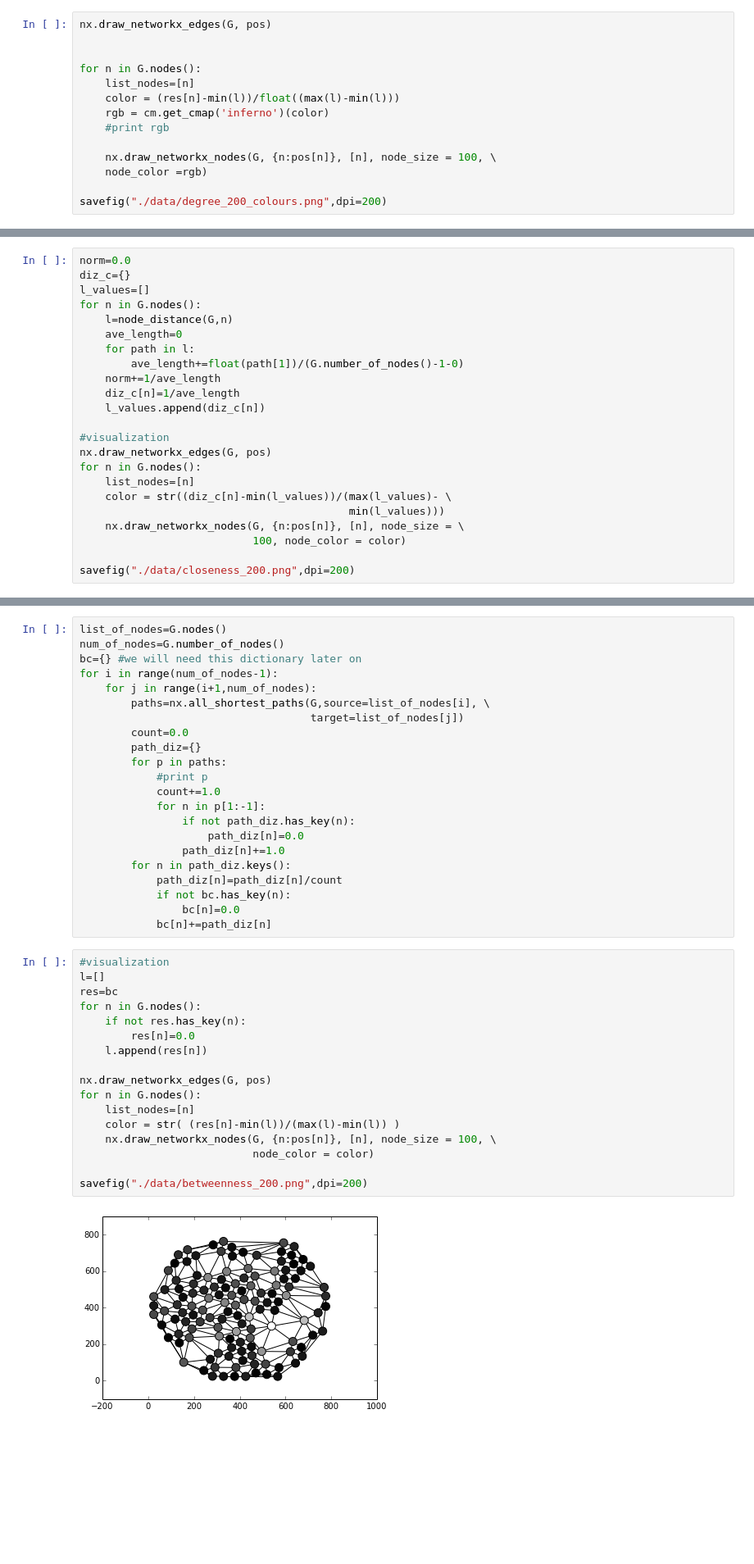
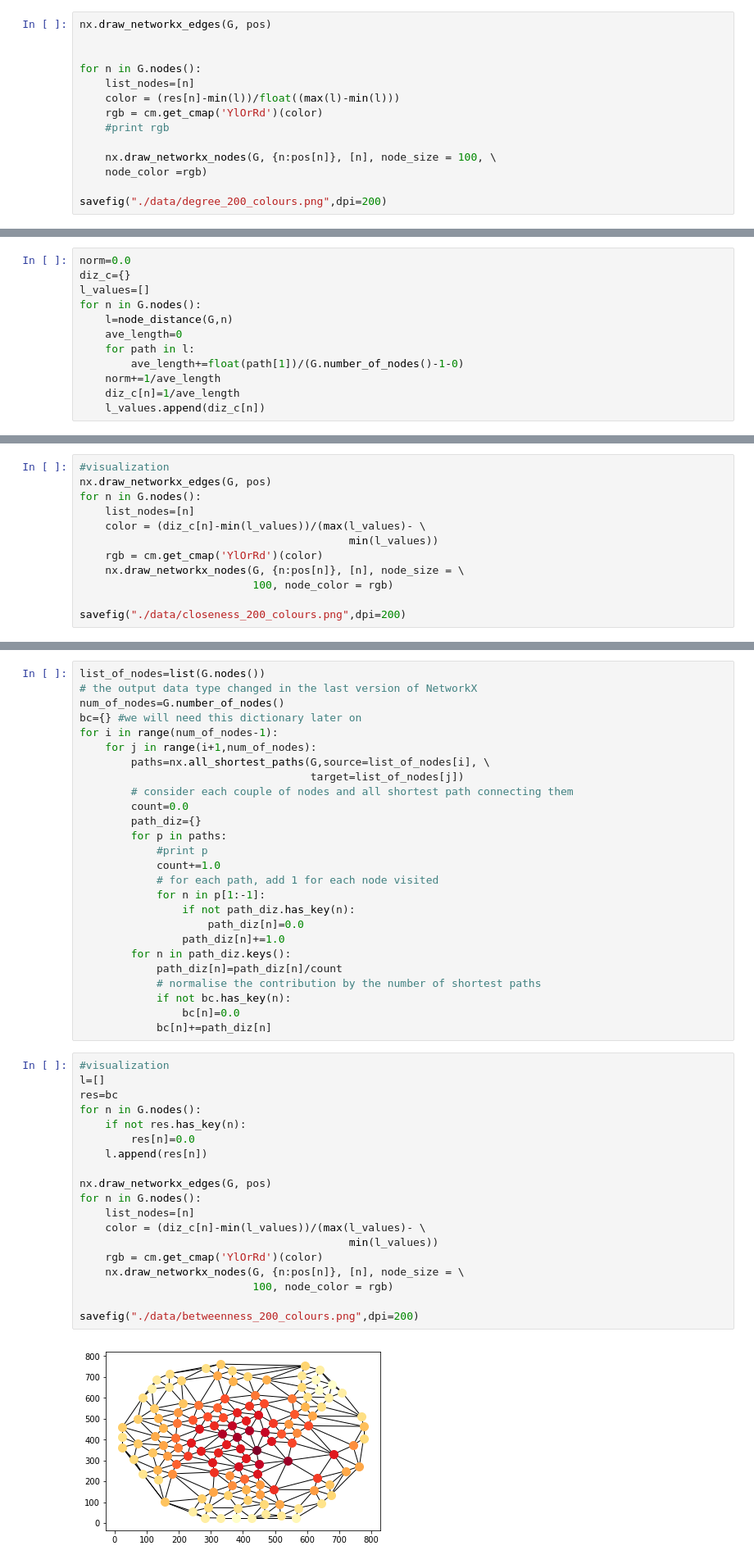
Before and after one commit to fs11235/book_code, a Jupyter notebook: Notebook_Chapter_III_Internet/Chapter_III_Internet_Notebook.ipynb, the cells around one changed output, grey strips where cells are left out. Shown at 82% size. Cells and saved outputs as stored; diff of their text form; blank space fills up the shorter version.

Commit message:
colours added and some obsolete command updated

```diff
--- a/Notebook_Chapter_III_Internet/Chapter_III_Internet_Notebook.ipynb
+++ b/Notebook_Chapter_III_Internet/Chapter_III_Internet_Notebook.ipynb
@@ -120,7 +116,7 @@ nx.draw_networkx_edges(G, pos)
 for n in G.nodes():
     list_nodes=[n]
     color = (res[n]-min(l))/float((max(l)-min(l)))
-    rgb = cm.get_cmap('inferno')(color)
+    rgb = cm.get_cmap('YlOrRd')(color)
     #print rgb
 
     nx.draw_networkx_nodes(G, {n:pos[n]}, [n], node_size = 100, \
@@ -165,14 +169,3 @@ for n in G.nodes():
     norm+=1/ave_length
     diz_c[n]=1/ave_length
     l_values.append(diz_c[n])
-
-#visualization
-nx.draw_networkx_edges(G, pos)
-for n in G.nodes():
-    list_nodes=[n]
-    color = str((diz_c[n]-min(l_values))/(max(l_values)- \
-                                          min(l_values)))
-    nx.draw_networkx_nodes(G, {n:pos[n]}, [n], node_size = \
-                           100, node_color = color)
-
-savefig("./data/closeness_200.png",dpi=200)
@@ -180,0 +172,12 @@ savefig("./data/closeness_200.png",dpi=200)
+# %%
+#visualization
+nx.draw_networkx_edges(G, pos)
+for n in G.nodes():
+    list_nodes=[n]
+    color = (diz_c[n]-min(l_values))/(max(l_values)- \
+                                          min(l_values))
+    rgb = cm.get_cmap('YlOrRd')(color)
+    nx.draw_networkx_nodes(G, {n:pos[n]}, [n], node_size = \
+                           100, node_color = rgb)
+
+savefig("./data/closeness_200_colours.png",dpi=200)
@@ -181,46 +186,52 @@ savefig("./data/closeness_200.png",dpi=200)
 # %% [markdown]
 ## Betweenness Centrality
 # %%
-list_of_nodes=G.nodes()
+list_of_nodes=list(G.nodes())
+# the output data type changed in the last version of NetworkX
 num_of_nodes=G.number_of_nodes()
 bc={} #we will need this dictionary later on
 for i in range(num_of_nodes-1):
     for j in range(i+1,num_of_nodes):
         paths=nx.all_shortest_paths(G,source=list_of_nodes[i], \
                                     target=list_of_nodes[j])
+        # consider each couple of nodes and all shortest path connecting them
         count=0.0
         path_diz={}
         for p in paths:
             #print p
             count+=1.0
+            # for each path, add 1 for each node visited
             for n in p[1:-1]:
                 if not path_diz.has_key(n):
                     path_diz[n]=0.0
                 path_diz[n]+=1.0
         for n in path_diz.keys():
             path_diz[n]=path_diz[n]/count
+            # normalise the contribution by the number of shortest paths
             if not bc.has_key(n):
                 bc[n]=0.0
             bc[n]+=path_diz[n]
 # %%
 #visualization
 l=[]
 res=bc
 for n in G.nodes():
     if not res.has_key(n):
         res[n]=0.0
     l.append(res[n])
 
 nx.draw_networkx_edges(G, pos)
 for n in G.nodes():
     list_nodes=[n]
-    color = str( (res[n]-min(l))/(max(l)-min(l)) )
-    nx.draw_networkx_nodes(G, {n:pos[n]}, [n], node_size = 100, \
-                           node_color = color)
+    color = (diz_c[n]-min(l_values))/(max(l_values)- \
+                                          min(l_values))
+    rgb = cm.get_cmap('YlOrRd')(color)
+    nx.draw_networkx_nodes(G, {n:pos[n]}, [n], node_size = \
+                           100, node_color = rgb)
 
-savefig("./data/betweenness_200.png",dpi=200)
+savefig("./data/betweenness_200_colours.png",dpi=200)
 # %% [output]
-[figure, old version]
+[figure, new version]
 # %% [markdown]
 ## Eigenvector Centrality
 # %%
```
Also changed, not shown: parts of 7 cells of this notebook, 2 other files.
